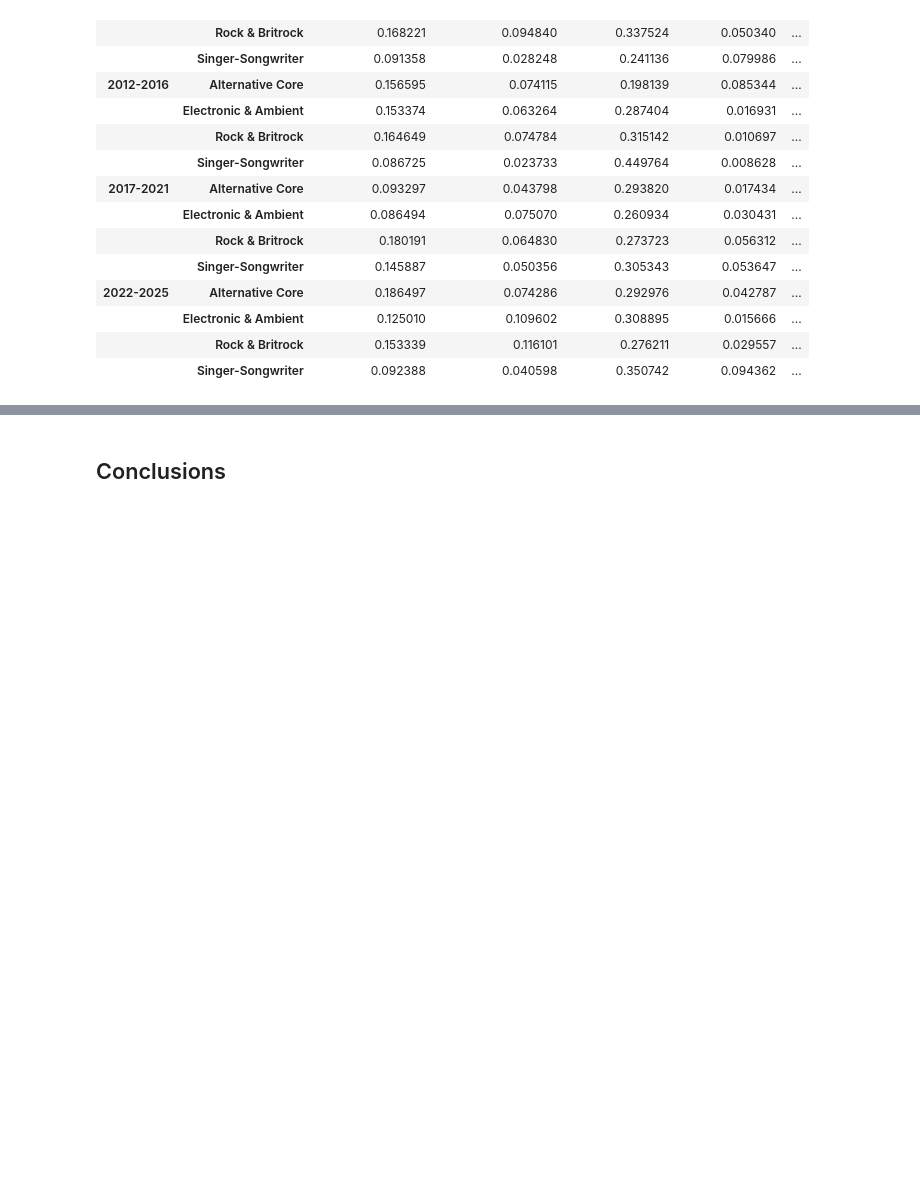
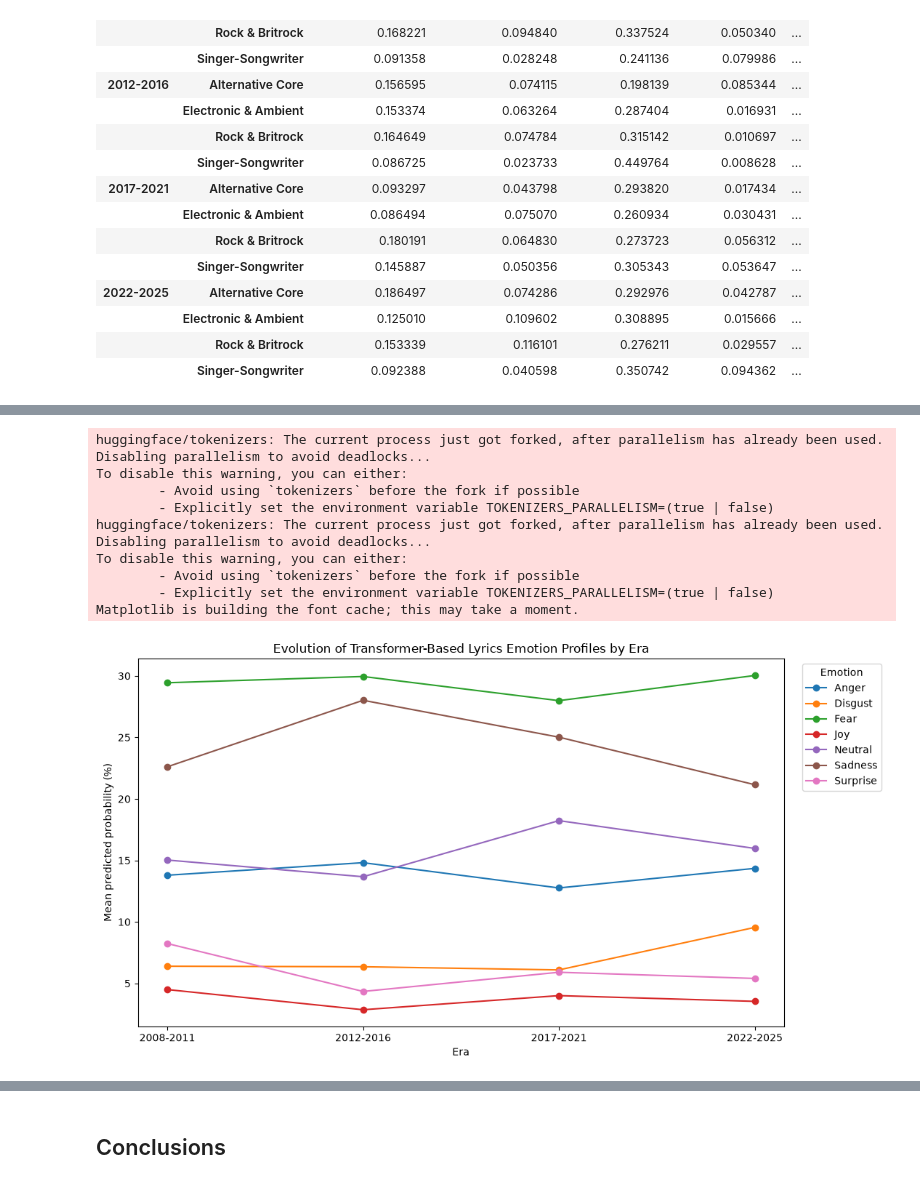
Before and after one commit to fredzell/music-mood-profiler, a Jupyter notebook: notebooks/10_sentiment_and_emotion_transformer_analysis.ipynb, the cells around one changed output, grey strips where cells are left out. Saved outputs shown, nothing was run; the diff lists cells and outputs as text; code cells hidden in the pictures; blank space fills up the shorter version.

Commit message:
transformer analysis

```diff
--- a/notebooks/10_sentiment_and_emotion_transformer_analysis.ipynb
+++ b/notebooks/10_sentiment_and_emotion_transformer_analysis.ipynb
@@ -662,0 +677,49 @@ transformer_by_era_macro
+# %%
+import matplotlib.pyplot as plt
+
+# Cleaner emotion names for the legend
+emotion_labels = {
+    "transformer_anger": "Anger",
+    "transformer_disgust": "Disgust",
+    "transformer_fear": "Fear",
+    "transformer_joy": "Joy",
+    "transformer_neutral": "Neutral",
+    "transformer_sadness": "Sadness",
+    "transformer_surprise": "Surprise",
+}
+
+plot_data = transformer_by_era * 100
+
+plt.figure(figsize=(11, 6))
+
+for column in transformer_columns:
+    plt.plot(
+        plot_data.index,
+        plot_data[column],
+        marker="o",
+        label=emotion_labels[column]
+    )
+
+plt.title("Evolution of Transformer-Based Lyrics Emotion Profiles by Era")
+plt.xlabel("Era")
+plt.ylabel("Mean predicted probability (%)")
+
+plt.legend(
+    title="Emotion",
+    bbox_to_anchor=(1.02, 1),
+    loc="upper left"
+)
+
+plt.tight_layout()
+plt.show()
+# %% [output]
+huggingface/tokenizers: The current process just got forked, after parallelism has already been used. Disabling parallelism to avoid deadlocks...
+To disable this warning, you can either:
+        - Avoid using `tokenizers` before the fork if possible
+        - Explicitly set the environment variable TOKENIZERS_PARALLELISM=(true | false)
+huggingface/tokenizers: The current process just got forked, after parallelism has already been used. Disabling parallelism to avoid deadlocks...
+To disable this warning, you can either:
+        - Avoid using `tokenizers` before the fork if possible
+        - Explicitly set the environment variable TOKENIZERS_PARALLELISM=(true | false)
+Matplotlib is building the font cache; this may take a moment.
+[figure, added]
```
Also changed, not shown: parts of 42 cells of this notebook.
